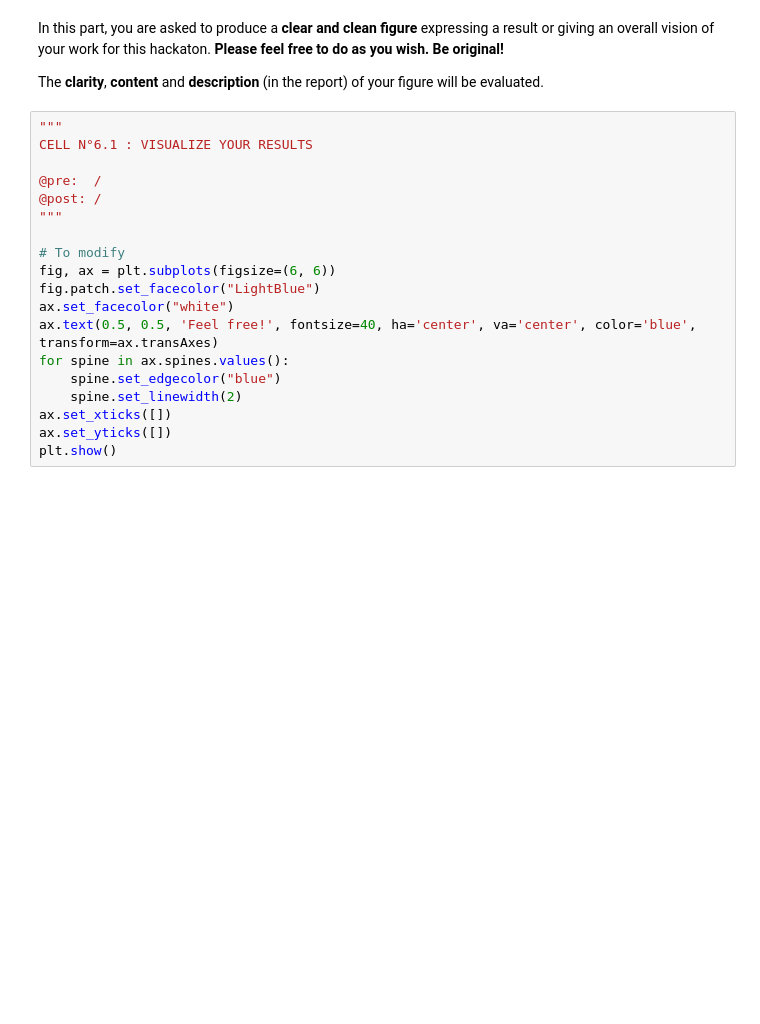
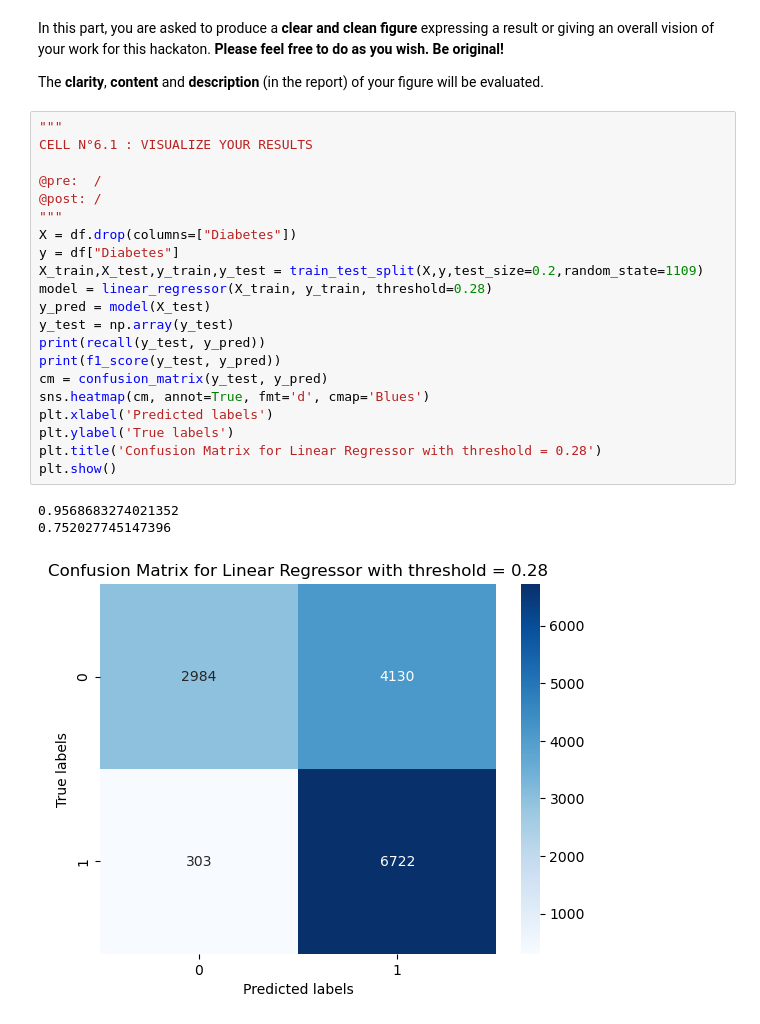
Before and after one commit to rbellens1/Hackaton, a Jupyter notebook: Hackaton_2/H2-classification.ipynb, the cells around one changed output. Cells and saved outputs as stored; diff of their text form; blank space fills up the shorter version.

```diff
--- a/Hackaton_2/H2-classification.ipynb
+++ b/Hackaton_2/H2-classification.ipynb
@@ -487,22 +607,28 @@ or giving an overall vision of your work for this hackaton. **Please feel free t
 wish. Be original!**
 
 The **clarity**, **content** and **description** (in the report) of your figure will be evaluated.
-# %%
-"""
-CELL N°6.1 : VISUALIZE YOUR RESULTS
-
-@pre:  /
-@post: /
-"""
-
-# To modify
-fig, ax = plt.subplots(figsize=(6, 6))
-fig.patch.set_facecolor("LightBlue")
-ax.set_facecolor("white")
-ax.text(0.5, 0.5, 'Feel free!', fontsize=40, ha='center', va='center', color='blue', transform=ax.transAxes)
-for spine in ax.spines.values():
-    spine.set_edgecolor("blue")
-    spine.set_linewidth(2)
-ax.set_xticks([])
-ax.set_yticks([])
-plt.show()
+# %%
+"""
+CELL N°6.1 : VISUALIZE YOUR RESULTS
+
+@pre:  /
+@post: /
+"""
+X = df.drop(columns=["Diabetes"])
+y = df["Diabetes"]
+X_train,X_test,y_train,y_test = train_test_split(X,y,test_size=0.2,random_state=1109)
+model = linear_regressor(X_train, y_train, threshold=0.28)
+y_pred = model(X_test)
+y_test = np.array(y_test)
+print(recall(y_test, y_pred))
+print(f1_score(y_test, y_pred))
+cm = confusion_matrix(y_test, y_pred)
+sns.heatmap(cm, annot=True, fmt='d', cmap='Blues')
+plt.xlabel('Predicted labels')
+plt.ylabel('True labels')
+plt.title('Confusion Matrix for Linear Regressor with threshold = 0.28')
+plt.show()
+# %% [output]
+0.9568683274021352
+0.752027745147396
+[figure, added]
```
Also changed, not shown: parts of 9 cells of this notebook.
